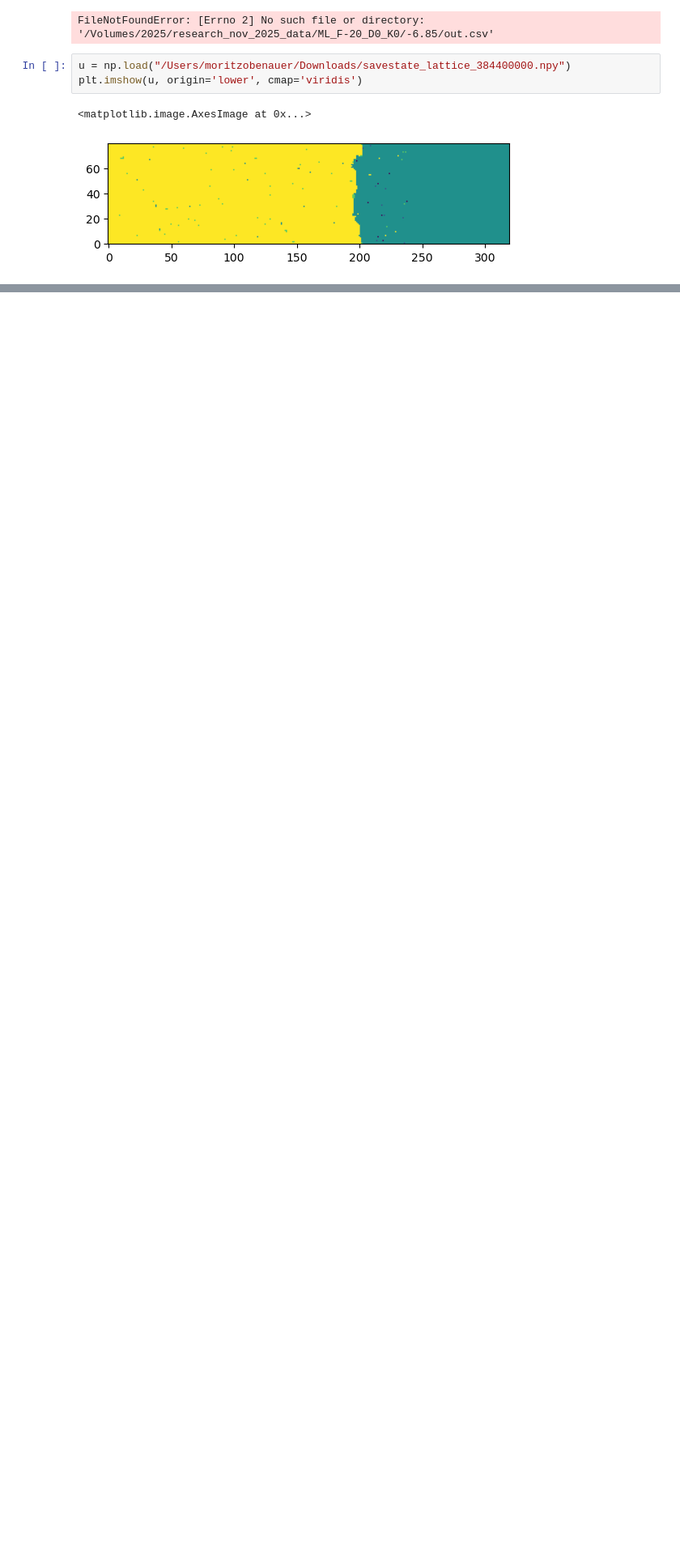
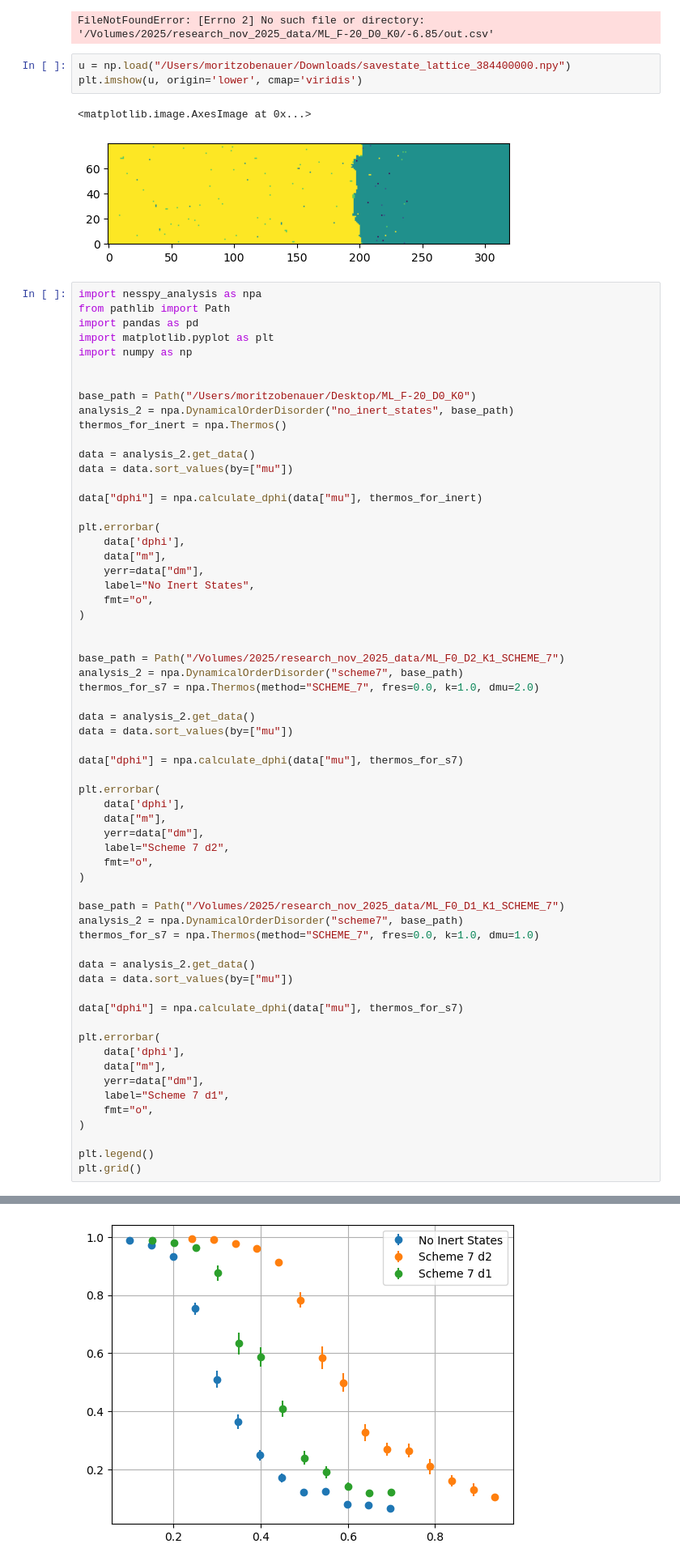
Before and after one commit to moritzobenauer/nesspy_analysis, a Jupyter notebook: notebook.ipynb, the cells around one changed output, grey strips where cells are left out. Shown at 81% size. Saved outputs shown, nothing was run; the diff lists cells and outputs as text; blank space fills up the shorter version.

```diff
--- a/notebook.ipynb
+++ b/notebook.ipynb
@@ -1241,3 +1241,66 @@ plt.imshow(u, origin='lower', cmap='viridis')
 # %% [output]
 <matplotlib.image.AxesImage at 0x...>
 [figure]
+# %%
+import nesspy_analysis as npa
+from pathlib import Path
+import pandas as pd
+import matplotlib.pyplot as plt
+import numpy as np
+
+
+base_path = Path("/Users/moritzobenauer/Desktop/ML_F-20_D0_K0")
+analysis_2 = npa.DynamicalOrderDisorder("no_inert_states", base_path)
+thermos_for_inert = npa.Thermos()
+
+data = analysis_2.get_data()
+data = data.sort_values(by=["mu"])
+
+data["dphi"] = npa.calculate_dphi(data["mu"], thermos_for_inert)
+
+plt.errorbar(
+    data['dphi'],
+    data["m"],
+    yerr=data["dm"],
+    label="No Inert States",
+    fmt="o",
+)
+
+
+base_path = Path("/Volumes/2025/research_nov_2025_data/ML_F0_D2_K1_SCHEME_7")
+analysis_2 = npa.DynamicalOrderDisorder("scheme7", base_path)
+thermos_for_s7 = npa.Thermos(method="SCHEME_7", fres=0.0, k=1.0, dmu=2.0)
+
+data = analysis_2.get_data()
+data = data.sort_values(by=["mu"])
+
+data["dphi"] = npa.calculate_dphi(data["mu"], thermos_for_s7)
+
+plt.errorbar(
+    data['dphi'],
+    data["m"],
+    yerr=data["dm"],
+    label="Scheme 7 d2",
+    fmt="o",
+)
+
+base_path = Path("/Volumes/2025/research_nov_2025_data/ML_F0_D1_K1_SCHEME_7")
+analysis_2 = npa.DynamicalOrderDisorder("scheme7", base_path)
+thermos_for_s7 = npa.Thermos(method="SCHEME_7", fres=0.0, k=1.0, dmu=1.0)
+
+data = analysis_2.get_data()
+data = data.sort_values(by=["mu"])
+
+data["dphi"] = npa.calculate_dphi(data["mu"], thermos_for_s7)
+
+plt.errorbar(
+    data['dphi'],
+    data["m"],
+    yerr=data["dm"],
+    label="Scheme 7 d1",
+    fmt="o",
+)
+
+plt.legend()
+plt.grid()
+# %% [output]
@@ -1243,0 +1324 @@ plt.imshow(u, origin='lower', cmap='viridis')
+[figure, added]
```
Also changed, not shown: parts of 2 cells of this notebook, 3 other files.
